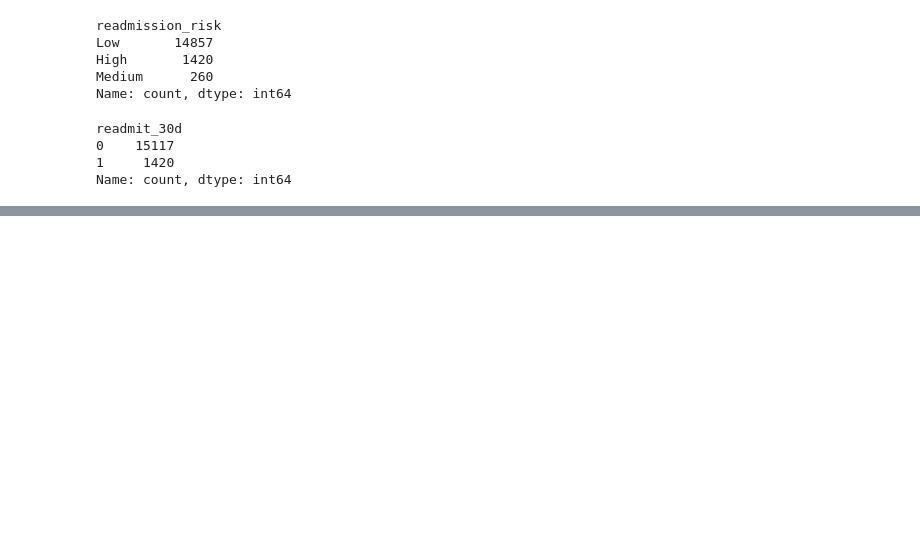
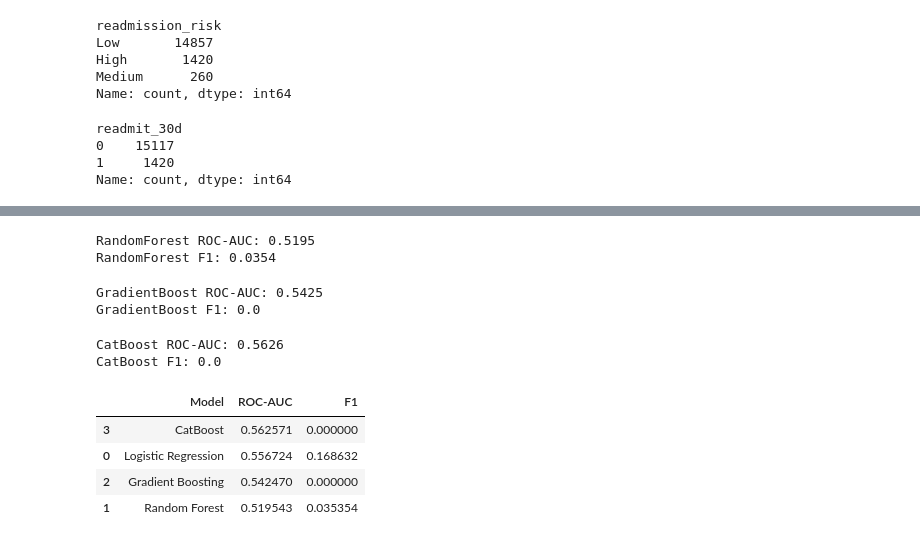
Before and after one commit to awn20222469/w1998467_FYP_MI_prediction, a Jupyter notebook: w1998467_Main.ipynb, the cells around one changed output, grey strips where cells are left out. Saved outputs shown, nothing was run; the diff lists cells and outputs as text; code cells hidden in the pictures; blank space fills up the shorter version.

```diff
--- a/w1998467_Main.ipynb
+++ b/w1998467_Main.ipynb
@@ -1203,0 +1243,78 @@ Name: count, dtype: int64
+# %%
+# Random Forest
+
+rf_readmit = RandomForestClassifier(
+    n_estimators=200,
+    random_state=42,
+    class_weight="balanced"
+)
+
+rf_readmit.fit(X_train_enc, y_train_readmit)
+
+y_pred_rf = rf_readmit.predict(X_test_enc)
+y_prob_rf = rf_readmit.predict_proba(X_test_enc)[:, 1]
+
+roc_auc_rf = roc_auc_score(y_test_readmit, y_prob_rf)
+f1_rf = f1_score(y_test_readmit, y_pred_rf)
+
+print("RandomForest ROC-AUC:", round(roc_auc_rf, 4))
+print("RandomForest F1:", round(f1_rf, 4))
+# %% [output]
+RandomForest ROC-AUC: 0.5195
+RandomForest F1: 0.0354
+# %%
+# Gradient Boosting
+
+gb_readmit = GradientBoostingClassifier(random_state=42)
+
+gb_readmit.fit(X_train_enc, y_train_readmit)
+
+y_pred_gb = gb_readmit.predict(X_test_enc)
+y_prob_gb = gb_readmit.predict_proba(X_test_enc)[:, 1]
+
+roc_auc_gb = roc_auc_score(y_test_readmit, y_prob_gb)
+f1_gb = f1_score(y_test_readmit, y_pred_gb)
+
+print("GradientBoost ROC-AUC:", round(roc_auc_gb, 4))
+print("GradientBoost F1:", round(f1_gb, 4))
+# %% [output]
+GradientBoost ROC-AUC: 0.5425
+GradientBoost F1: 0.0
+# %%
+# CatBoost
+
+cat_readmit = CatBoostClassifier(
+    iterations=300,
+    learning_rate=0.05,
+    depth=6,
+    random_state=42,
+    verbose=0
+)
+
+cat_readmit.fit(X_train_enc, y_train_readmit)
+
+y_pred_cat = cat_readmit.predict(X_test_enc)
+y_prob_cat = cat_readmit.predict_proba(X_test_enc)[:, 1]
+
+roc_auc_cat = roc_auc_score(y_test_readmit, y_prob_cat)
+f1_cat = f1_score(y_test_readmit, y_pred_cat)
+
+print("CatBoost ROC-AUC:", round(roc_auc_cat, 4))
+print("CatBoost F1:", round(f1_cat, 4))
+# %% [output]
+CatBoost ROC-AUC: 0.5626
+CatBoost F1: 0.0
+# %%
+readmit_comparison = pd.DataFrame({
+    "Model": ["Logistic Regression", "Random Forest", "Gradient Boosting", "CatBoost"],
+    "ROC-AUC": [roc_auc_lr, roc_auc_rf, roc_auc_gb, roc_auc_cat],
+    "F1": [f1_lr, f1_rf, f1_gb, f1_cat]
+}).sort_values("ROC-AUC", ascending=False)
+
+readmit_comparison
+# %% [output]
+|  | Model | ROC-AUC | F1 |
+| 3 | CatBoost | 0.562571 | 0.000000 |
+| 0 | Logistic Regression | 0.556724 | 0.168632 |
+| 2 | Gradient Boosting | 0.542470 | 0.000000 |
+| 1 | Random Forest | 0.519543 | 0.035354 |
```
Also changed, not shown: parts of 18 cells of this notebook.
